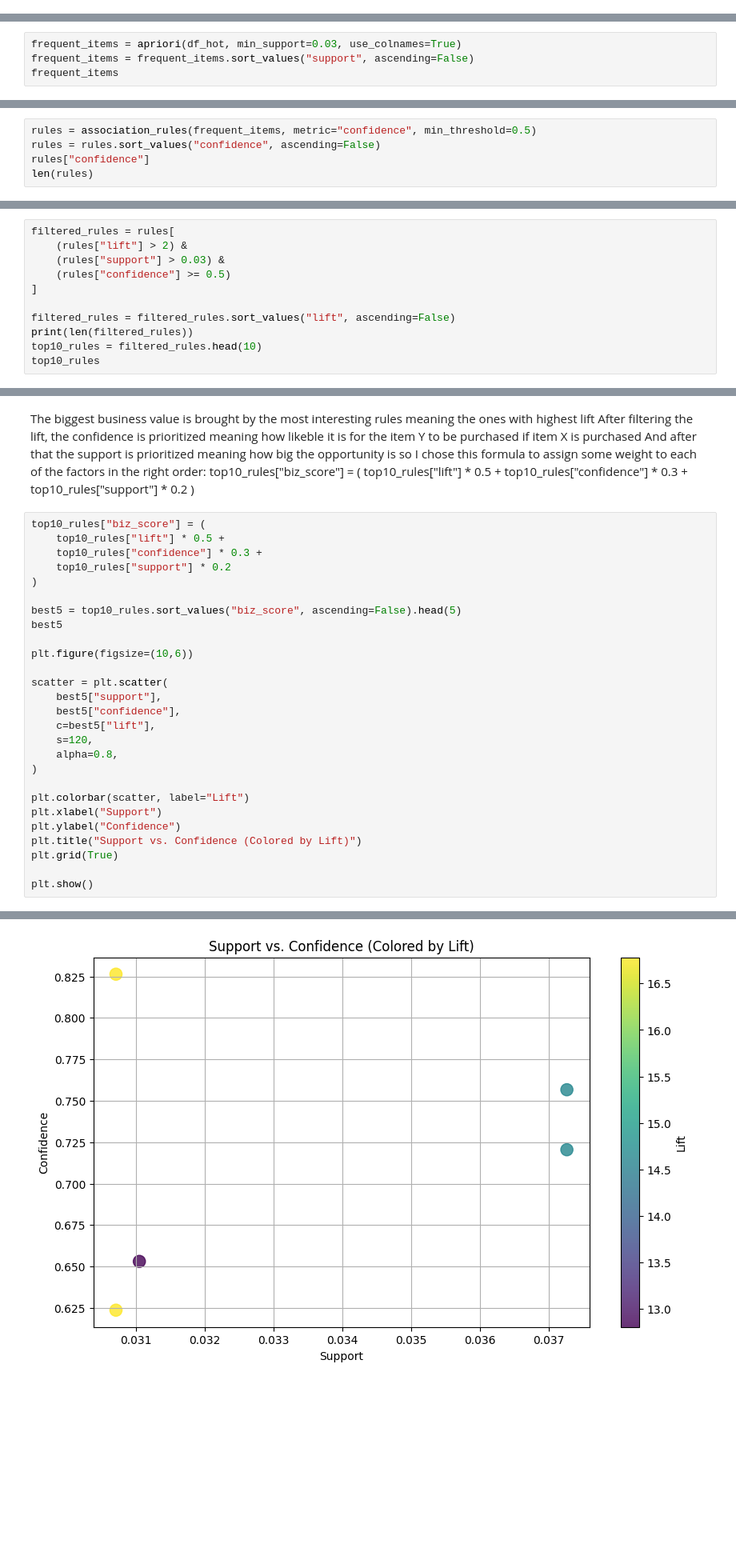
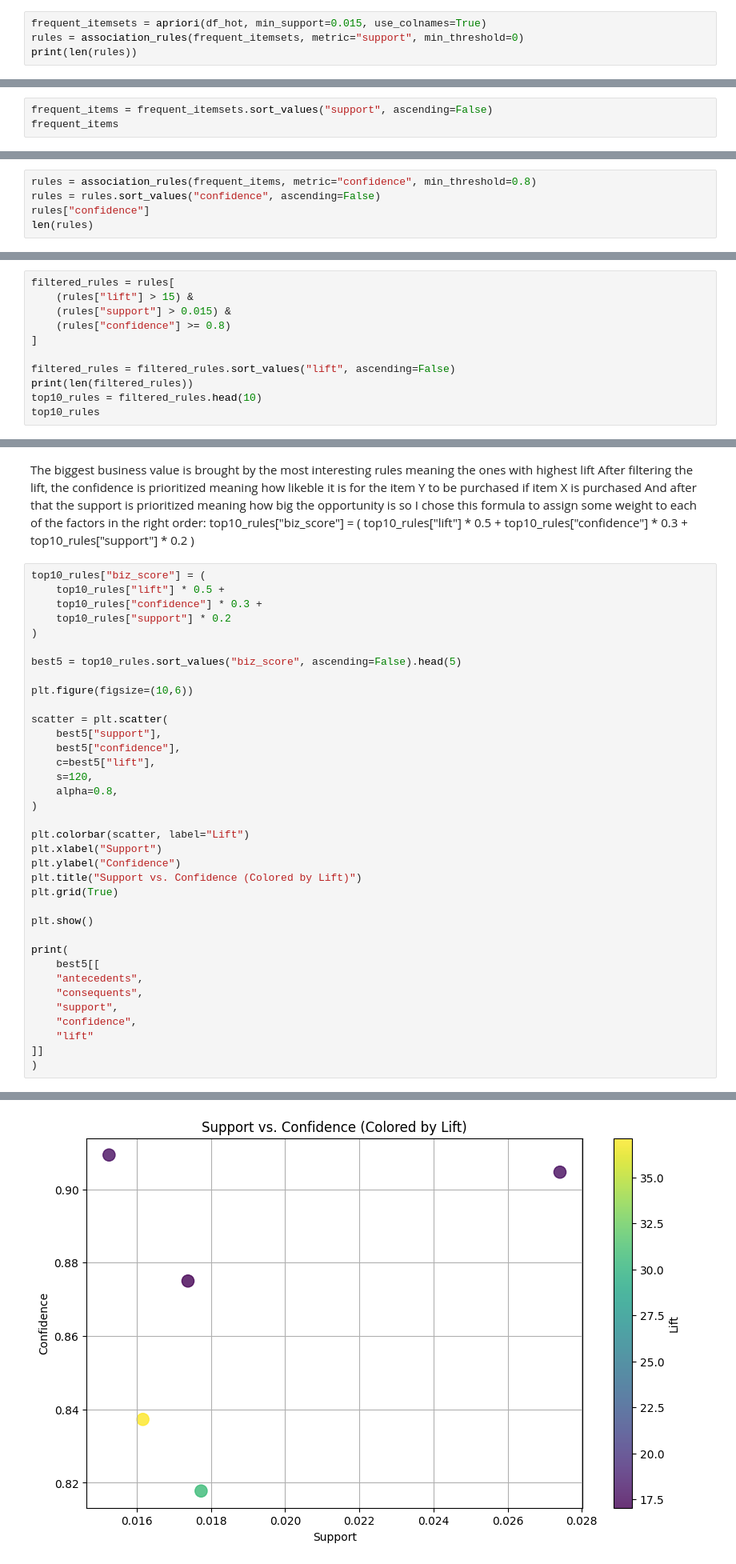
Before and after one commit to rose-giant/Data-Mining-Course-Projects, a Jupyter notebook: HW2/main.ipynb, the cells around one changed output, grey strips where cells are left out. Shown at 80% size. Saved outputs shown, nothing was run; the diff lists cells and outputs as text; blank space fills up the shorter version.

```diff
--- a/HW2/main.ipynb
+++ b/HW2/main.ipynb
@@ -480,0 +581,4 @@ df_hot
+# %%
+frequent_itemsets = apriori(df_hot, min_support=0.015, use_colnames=True)
+rules = association_rules(frequent_itemsets, metric="support", min_threshold=0)
+print(len(rules))
@@ -481,6 +607,5 @@ df_hot
 # %%
-frequent_items = apriori(df_hot, min_support=0.03, use_colnames=True)
-frequent_items = frequent_items.sort_values("support", ascending=False)
+frequent_items = frequent_itemsets.sort_values("support", ascending=False)
 frequent_items
 # %% [output]
 |  | support | itemsets |
@@ -528,5 +659,5 @@ lift:
 # %%
-rules = association_rules(frequent_items, metric="confidence", min_threshold=0.5)
+rules = association_rules(frequent_items, metric="confidence", min_threshold=0.8)
 rules = rules.sort_values("confidence", ascending=False)
 rules["confidence"]
 len(rules)
@@ -557,8 +683,8 @@ rules.head()
 # %%
 filtered_rules = rules[
-    (rules["lift"] > 2) &
-    (rules["support"] > 0.03) &
-    (rules["confidence"] >= 0.5)
+    (rules["lift"] > 15) &
+    (rules["support"] > 0.015) &
+    (rules["confidence"] >= 0.8)
 ]
 
 filtered_rules = filtered_rules.sort_values("lift", ascending=False)
@@ -633,32 +759,41 @@ top10_rules["biz_score"] = (
     top10_rules["lift"] * 0.5 +
     top10_rules["confidence"] * 0.3 +
     top10_rules["support"] * 0.2
 )
 
 best5 = top10_rules.sort_values("biz_score", ascending=False).head(5)
-best5
 
 plt.figure(figsize=(10,6))
 
 scatter = plt.scatter(
     best5["support"],
     best5["confidence"],
     c=best5["lift"],
     s=120,
     alpha=0.8,
 )
 
 plt.colorbar(scatter, label="Lift")
 plt.xlabel("Support")
 plt.ylabel("Confidence")
 plt.title("Support vs. Confidence (Colored by Lift)")
 plt.grid(True)
 
 plt.show()
+
+print(
+    best5[[
+    "antecedents",
+    "consequents",
+    "support",
+    "confidence",
+    "lift"
+]]
+)
 # %% [output]
 A value is trying to be set on a copy of a slice from a DataFrame.
 Try using .loc[row_indexer,col_indexer] = value instead
 
 See the caveats in the documentation: https://pandas.pydata.org/pandas-docs/stable/user_guide/indexing.html#returning-a-view-versus-a-copy
   top10_rules["biz_score"] = (
-[figure, old version]
+[figure, new version]
```
Also changed, not shown: parts of 30 cells of this notebook, 3 other files.
